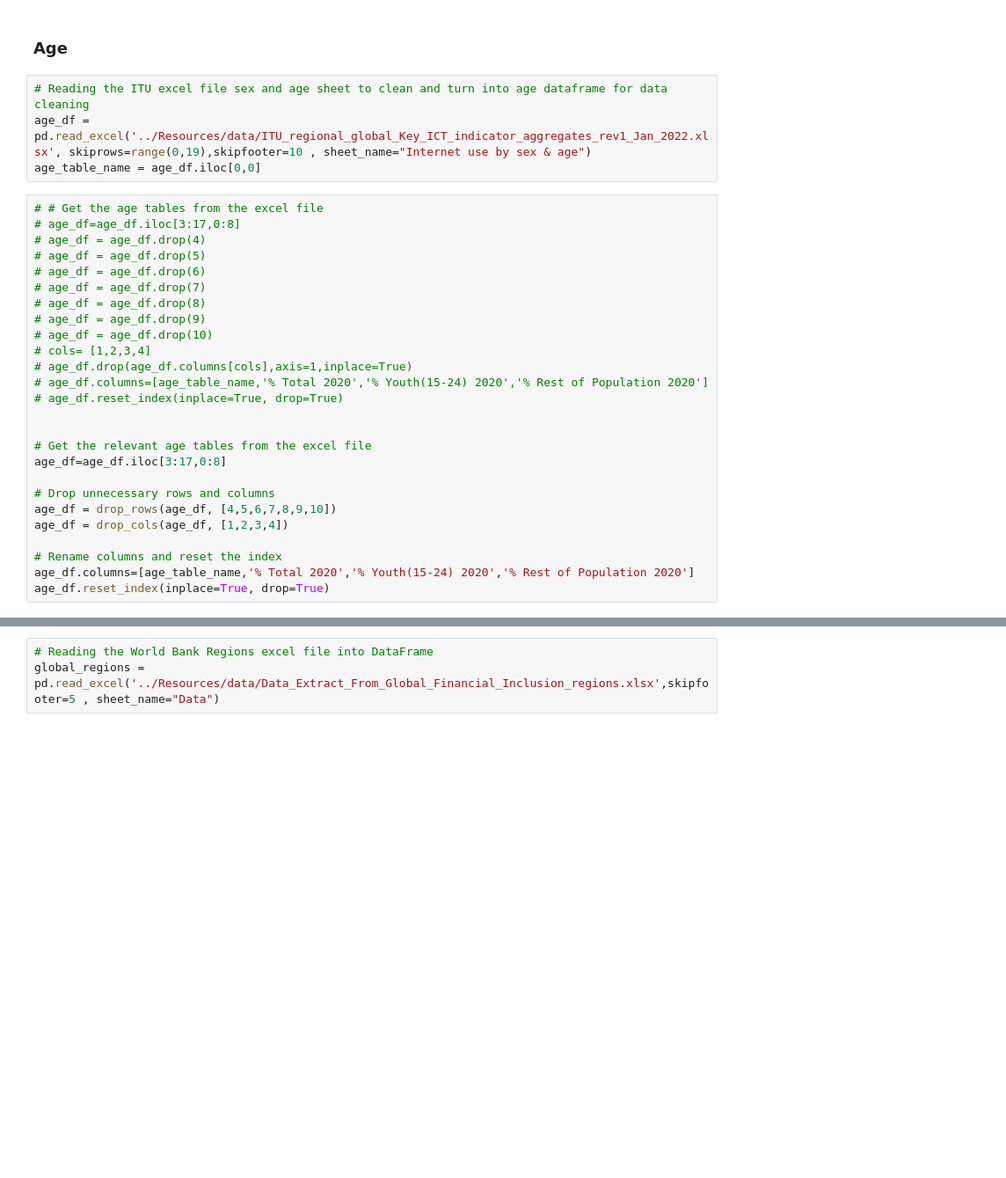
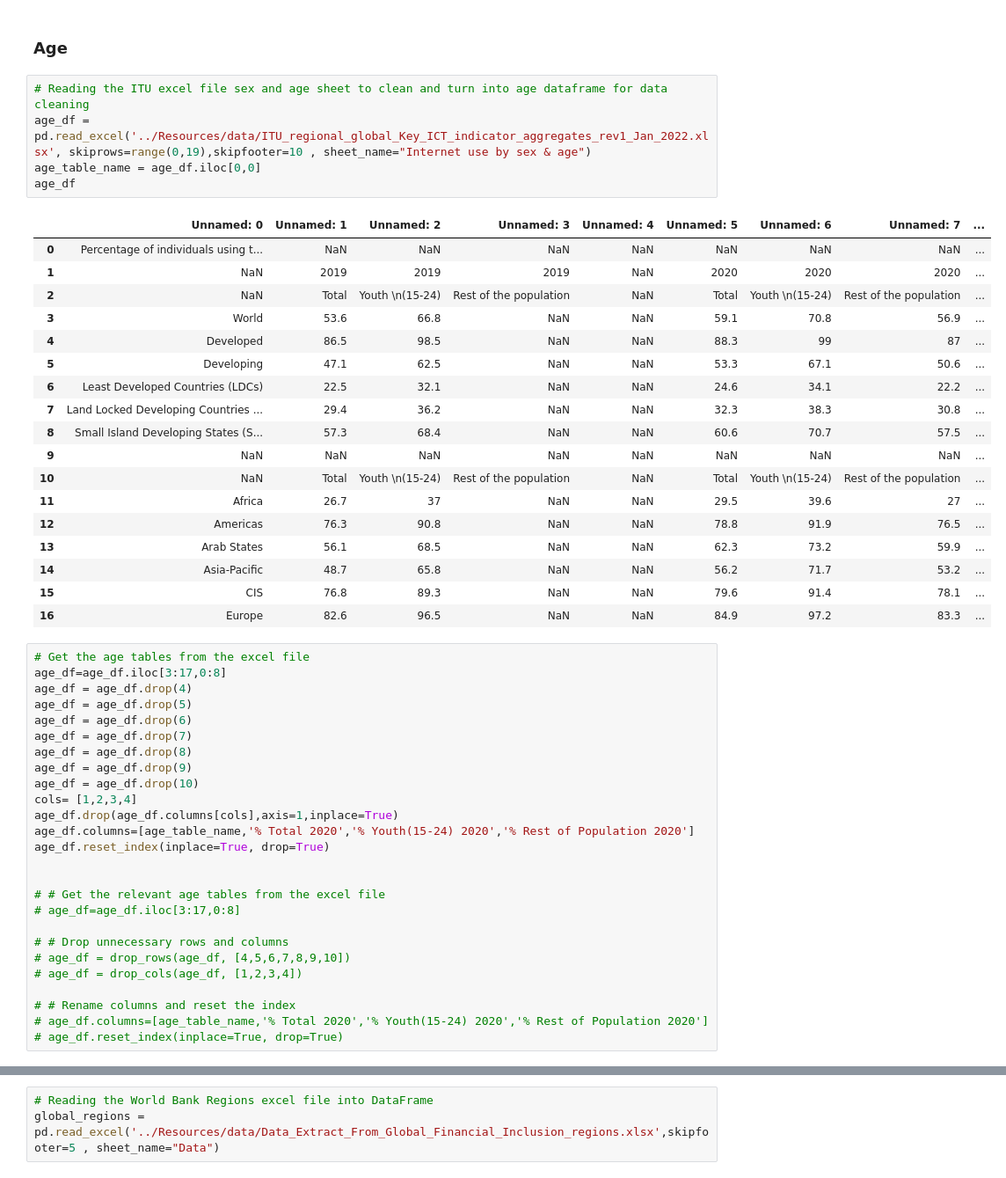
Before and after one commit to khadra1/Global-Connectivity, a Jupyter notebook: notebooks/cleaning_data.ipynb, the cells around one changed output, grey strips where cells are left out. Shown at 88% size. Cells and saved outputs as stored; diff of their text form; blank space fills up the shorter version.

```diff
--- a/notebooks/cleaning_data.ipynb
+++ b/notebooks/cleaning_data.ipynb
@@ -151,30 +267,50 @@ gender_df
 # %%
 # Reading the ITU excel file sex and age sheet to clean and turn into age dataframe for data cleaning
 age_df = pd.read_excel('../Resources/data/ITU_regional_global_Key_ICT_indicator_aggregates_rev1_Jan_2022.xlsx', skiprows=range(0,19),skipfooter=10 , sheet_name="Internet use by sex & age")
 age_table_name = age_df.iloc[0,0]
+age_df
+# %% [output]
+|  | Unnamed: 0 | Unnamed: 1 | Unnamed: 2 | Unnamed: 3 | Unnamed: 4 | Unnamed: 5 | Unnamed: 6 | Unnamed: 7 | ... |
+| 0 | Percentage of individuals using t... | NaN | NaN | NaN | NaN | NaN | NaN | NaN | ... |
+| 1 | NaN | 2019 | 2019 | 2019 | NaN | 2020 | 2020 | 2020 | ... |
+| 2 | NaN | Total | Youth \n(15-24) | Rest of the population | NaN | Total | Youth \n(15-24) | Rest of the population | ... |
+| 3 | World | 53.6 | 66.8 | NaN | NaN | 59.1 | 70.8 | 56.9 | ... |
+| 4 | Developed | 86.5 | 98.5 | NaN | NaN | 88.3 | 99 | 87 | ... |
+| 5 | Developing | 47.1 | 62.5 | NaN | NaN | 53.3 | 67.1 | 50.6 | ... |
+| 6 | Least Developed Countries (LDCs) | 22.5 | 32.1 | NaN | NaN | 24.6 | 34.1 | 22.2 | ... |
+| 7 | Land Locked Developing Countries ... | 29.4 | 36.2 | NaN | NaN | 32.3 | 38.3 | 30.8 | ... |
+| 8 | Small Island Developing States (S... | 57.3 | 68.4 | NaN | NaN | 60.6 | 70.7 | 57.5 | ... |
+| 9 | NaN | NaN | NaN | NaN | NaN | NaN | NaN | NaN | ... |
+| 10 | NaN | Total | Youth \n(15-24) | Rest of the population | NaN | Total | Youth \n(15-24) | Rest of the population | ... |
+| 11 | Africa | 26.7 | 37 | NaN | NaN | 29.5 | 39.6 | 27 | ... |
+| 12 | Americas | 76.3 | 90.8 | NaN | NaN | 78.8 | 91.9 | 76.5 | ... |
+| 13 | Arab States | 56.1 | 68.5 | NaN | NaN | 62.3 | 73.2 | 59.9 | ... |
+| 14 | Asia-Pacific | 48.7 | 65.8 | NaN | NaN | 56.2 | 71.7 | 53.2 | ... |
+| 15 | CIS | 76.8 | 89.3 | NaN | NaN | 79.6 | 91.4 | 78.1 | ... |
+| 16 | Europe | 82.6 | 96.5 | NaN | NaN | 84.9 | 97.2 | 83.3 | ... |
 # %%
-# # Get the age tables from the excel file
+# Get the age tables from the excel file
+age_df=age_df.iloc[3:17,0:8]
+age_df = age_df.drop(4)
+age_df = age_df.drop(5)
+age_df = age_df.drop(6)
+age_df = age_df.drop(7)
+age_df = age_df.drop(8)
+age_df = age_df.drop(9)
+age_df = age_df.drop(10)
+cols= [1,2,3,4]
+age_df.drop(age_df.columns[cols],axis=1,inplace=True)
+age_df.columns=[age_table_name,'% Total 2020','% Youth(15-24) 2020','% Rest of Population 2020']
+age_df.reset_index(inplace=True, drop=True)
+
+
+# # Get the relevant age tables from the excel file
 # age_df=age_df.iloc[3:17,0:8]
-# age_df = age_df.drop(4)
-# age_df = age_df.drop(5)
-# age_df = age_df.drop(6)
-# age_df = age_df.drop(7)
-# age_df = age_df.drop(8)
-# age_df = age_df.drop(9)
-# age_df = age_df.drop(10)
-# cols= [1,2,3,4]
-# age_df.drop(age_df.columns[cols],axis=1,inplace=True)
+
+# # Drop unnecessary rows and columns
+# age_df = drop_rows(age_df, [4,5,6,7,8,9,10])
+# age_df = drop_cols(age_df, [1,2,3,4])
+
+# # Rename columns and reset the index
 # age_df.columns=[age_table_name,'% Total 2020','% Youth(15-24) 2020','% Rest of Population 2020']
 # age_df.reset_index(inplace=True, drop=True)
-
-
-# Get the relevant age tables from the excel file
-age_df=age_df.iloc[3:17,0:8]
-
-# Drop unnecessary rows and columns
-age_df = drop_rows(age_df, [4,5,6,7,8,9,10])
-age_df = drop_cols(age_df, [1,2,3,4])
-
-# Rename columns and reset the index
-age_df.columns=[age_table_name,'% Total 2020','% Youth(15-24) 2020','% Rest of Population 2020']
-age_df.reset_index(inplace=True, drop=True)
```
Also changed, not shown: parts of 28 cells of this notebook, 17 other files.
